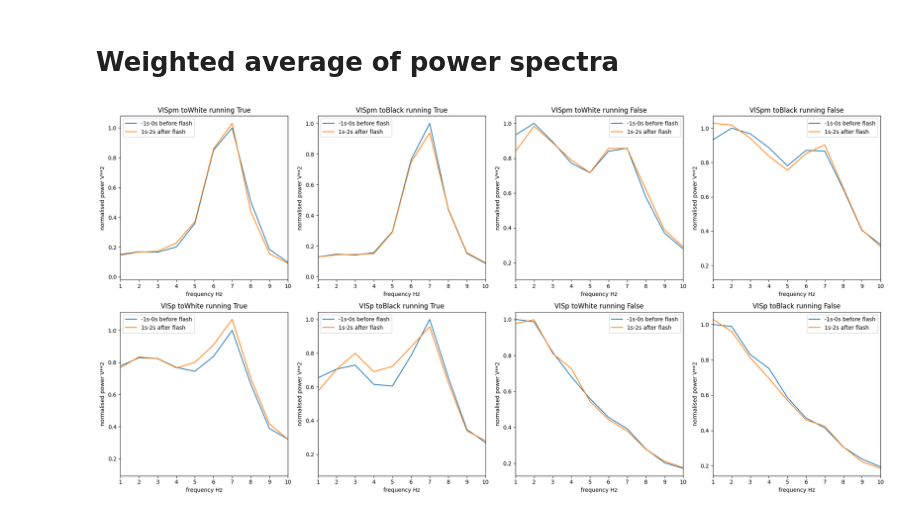
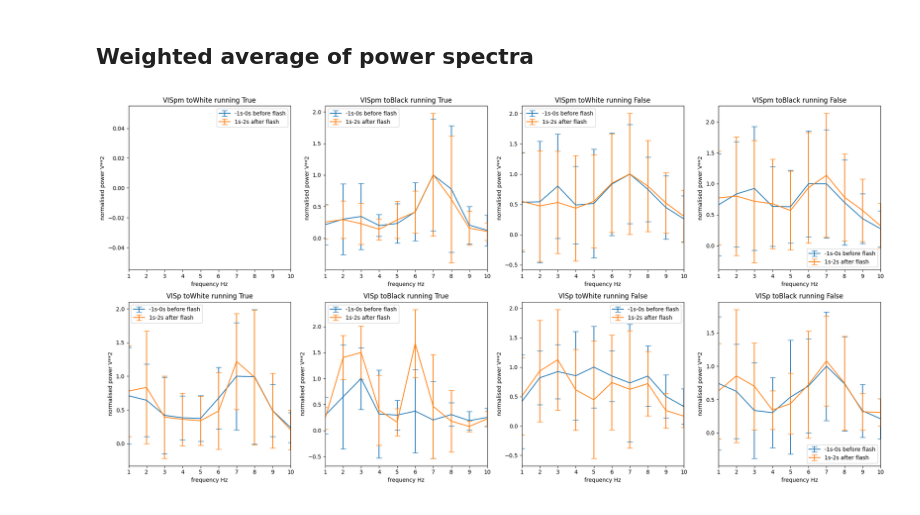
Before and after one commit to ikharitonov/allen-neuropixel-LFPs, a Jupyter notebook: lfp_grand_average/3-power_spectrum_grand_average.ipynb, the cells around one changed output. Cells and saved outputs as stored; diff of their text form; code cells hidden in the pictures.

```diff
--- a/lfp_grand_average/3-power_spectrum_grand_average.ipynb
+++ b/lfp_grand_average/3-power_spectrum_grand_average.ipynb
@@ -110,17 +155,30 @@ plt.show()
 # %% [markdown]
-# Weighted average of power spectra
+## Weighted average of power spectra
 # %%
 weighted_average_ps1 = []
 weighted_average_ps2 = []
 
 for condition in conditions:
     selected_df = parsed_df[(parsed_df.area==condition[0]) & (parsed_df.condition==condition[1]) & (parsed_df.running==condition[2])]
-    collected_ps1_arrs = []
-    collected_ps2_arrs = []
+    N = selected_df.flashesAveragedOver.sum()
+
+    collected_weighted_median_ps1 = []
+    collected_weighted_iqr_ps1 = []
+    collected_weighted_median_ps2 = []
+    collected_weighted_iqr_ps2 = []
+
     for cols in selected_df.iterrows():
-        f,s1,s1_std,s1_snum,s2,s2_std,s2_snum = np.load(path/cols[1].filename, allow_pickle=True)
-        for i in range(cols[1].flashesAveragedOver):
-            collected_ps1_arrs.append(s1)
-            collected_ps2_arrs.append(s2)
-    weighted_average_ps1.append(np.array(collected_ps1_arrs).mean(axis=0))
-    weighted_average_ps2.append(np.array(collected_ps2_arrs).mean(axis=0))
+        f,ps1,ps1_iqr,ps2,ps2_iqr = cols[1]['f'],cols[1]['before_median'],cols[1]['before_iqr'],cols[1]['after_median'],cols[1]['after_iqr']
+
+        collected_weighted_median_ps1.append((cols[1].flashesAveragedOver / N) * ps1)
+        collected_weighted_iqr_ps1.append((cols[1].flashesAveragedOver / N) * ps1_iqr)
+        collected_weighted_median_ps2.append((cols[1].flashesAveragedOver / N) * ps2)
+        collected_weighted_iqr_ps2.append((cols[1].flashesAveragedOver / N) * ps2_iqr)
+
+    collected_weighted_median_ps1 = np.array(collected_weighted_median_ps1)
+    collected_weighted_iqr_ps1 = np.array(collected_weighted_iqr_ps1)
+    collected_weighted_median_ps2 = np.array(collected_weighted_median_ps2)
+    collected_weighted_iqr_ps2 = np.array(collected_weighted_iqr_ps2)
+
+    weighted_average_ps1.append([f, collected_weighted_median_ps1.sum(axis=0), collected_weighted_iqr_ps1.sum(axis=0)])
+    weighted_average_ps2.append([f, collected_weighted_median_ps2.sum(axis=0), collected_weighted_iqr_ps2.sum(axis=0)])
@@ -129,25 +185,29 @@ for condition in conditions:
 # %%
 fig, ax = plt.subplots(nrows=2, ncols=4, figsize=(20,10))
 
 for i in range(4):
-    ax[0][i].plot(f,weighted_average_ps1[i] / weighted_average_ps1[i].max())
-    ax[0][i].plot(f,weighted_average_ps2[i] / weighted_average_ps1[i].max())
+    # ax[0][i].plot(f,weighted_average_ps1[i][1] / weighted_average_ps1[i][1].max())
+    ax[0][i].errorbar(f,weighted_average_ps1[i][1] / weighted_average_ps1[i][1].max(), yerr=weighted_average_ps1[i][2] / weighted_average_ps1[i][2].max(),capsize=5)
+    # ax[0][i].plot(f,weighted_average_ps2[i][1] / weighted_average_ps1[i][1].max())
+    ax[0][i].errorbar(f,weighted_average_ps2[i][1] / weighted_average_ps1[i][1].max(), yerr=weighted_average_ps2[i][2] / weighted_average_ps2[i][2].max(),capsize=5)
     ax[0][i].set_title(f'{conditions[i][0]} {conditions[i][1]} running {conditions[i][2]}')
     ax[0][i].legend(['-1s-0s before flash','1s-2s after flash'])
     ax[0][i].set_xlabel('frequency Hz')
     ax[0][i].set_ylabel('normalised power V**2')
     ax[0][i].set_xlim([1,10])
 
 for i in range(4):
-    ax[1][i].plot(f,weighted_average_ps1[4+i] / weighted_average_ps1[4+i].max())
-    ax[1][i].plot(f,weighted_average_ps2[4+i] / weighted_average_ps1[4+i].max())
+    # ax[1][i].plot(f,weighted_average_ps1[4+i][1] / weighted_average_ps1[4+i][1].max())
+    ax[1][i].errorbar(f,weighted_average_ps1[4+i][1] / weighted_average_ps1[4+i][1].max(), yerr=weighted_average_ps1[4+i][2] / weighted_average_ps1[4+i][2].max(),capsize=5)
+    # ax[1][i].plot(f,weighted_average_ps2[4+i][1] / weighted_average_ps1[4+i][1].max())
+    ax[1][i].errorbar(f,weighted_average_ps2[4+i][1] / weighted_average_ps1[4+i][1].max(), yerr=weighted_average_ps2[4+i][2] / weighted_average_ps2[4+i][2].max(),capsize=5)
     ax[1][i].set_title(f'{conditions[4+i][0]} {conditions[4+i][1]} running {conditions[4+i][2]}')
     ax[1][i].legend(['-1s-0s before flash','1s-2s after flash'])
     ax[1][i].set_xlabel('frequency Hz')
     ax[1][i].set_ylabel('normalised power V**2')
     ax[1][i].set_xlim([1,10])
 
 plt.tight_layout()
 plt.show()
 # %% [output]
-[figure, old version]
+[figure, new version]
```
Also changed, not shown: parts of 15 cells of this notebook, 1 other file.
